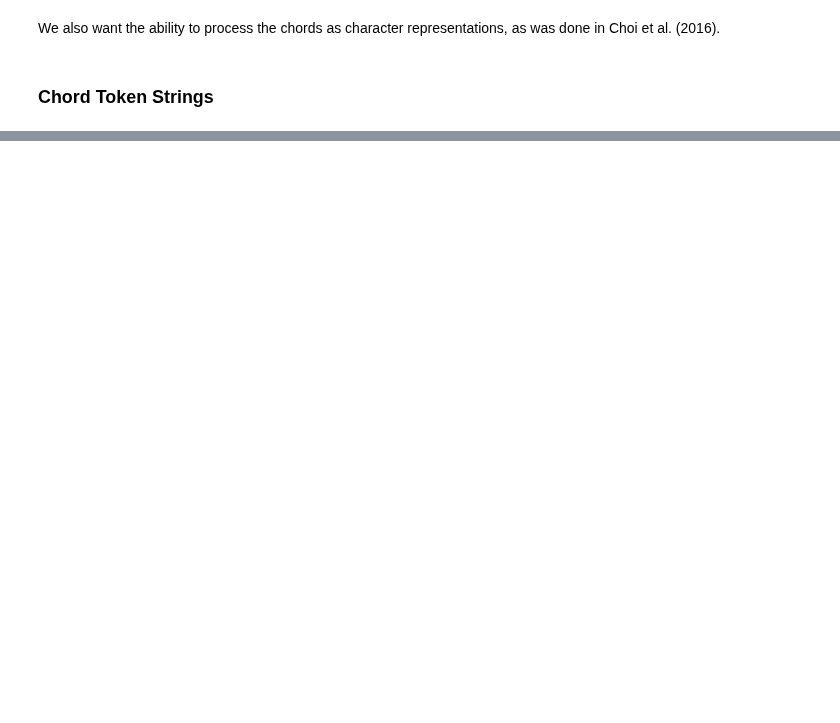
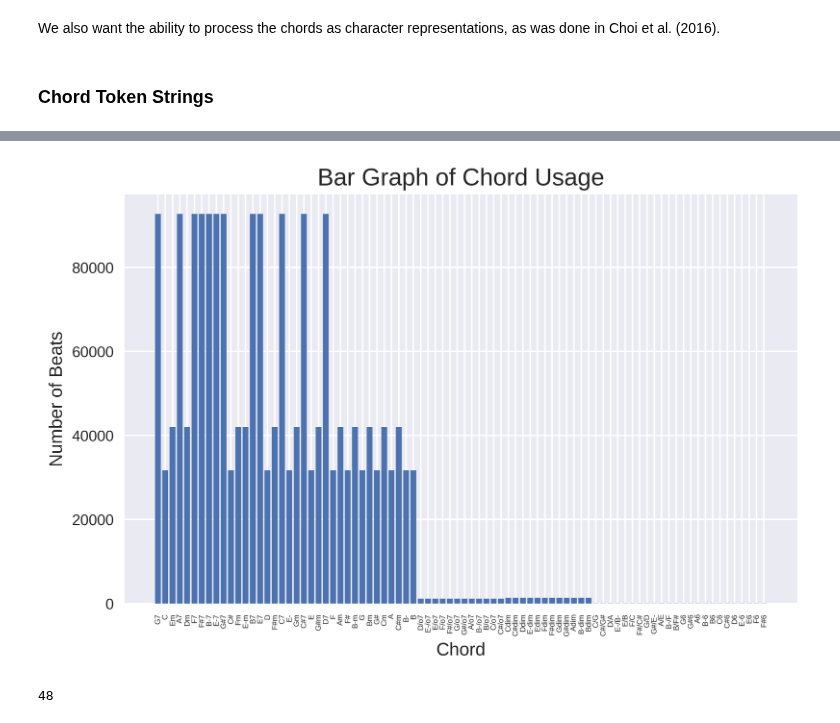
Before and after one commit to Benendead/DandyHacks2018_LSTMjazz, a Jupyter notebook: Research/My_Methods.ipynb, the cells around one changed output, grey strips where cells are left out. Drawn from its saved outputs; the diff is of its cells as text; code cells hidden in the pictures; blank space fills up the shorter version.

```diff
--- a/Research/My_Methods.ipynb
+++ b/Research/My_Methods.ipynb
@@ -523,0 +513,25 @@ chordTokens[0].head(10)
+# %%
+def countTokenUse(tokenDF, chordFreq):
+  """
+  Returns an array where each row corresponds to each chord of the row's index.
+  The values in each row indicate the number of beats the given chord was used during this song.
+  """
+  rows = tokenDF.shape[0]
+
+  for r in range(0,rows):
+    token = tokenDF.iloc[r,0]
+    index = findChordIndex(token)
+    chordFreq[index] = chordFreq[index] + 1
+
+  return chordFreq
+# %%
+chordFrequency = [0] * len(uniqueChords)
+
+start = time.process_time()
+for i in range(len(chordTokens)):
+  currDF = chordTokens[i]
+  chordFrequency = countTokenUse(currDF, chordFrequency)
+
+  if (i == 0 or i % 50 == 49):
+    elapsed = "{0:.2f}".format(time.process_time() - start)
+    print("Counting chords in song", (i+1), "(" + elapsed + " seconds elapsed)")
@@ -523,0 +552,22 @@ chordTokens[0].head(10)
+# %%
+# Let's look at the frequency of the chords used in the songs.
+
+x = range(len(uniqueChords))
+labels = uniqueChords[0].values.tolist()
+
+fig, ax = plt.subplots()
+fig.set_size_inches(8, 5)
+fig.set_dpi(300)
+
+plt.title("Bar Graph of Chord Usage", fontsize = 16)
+plt.xlabel("Chord", fontsize = 12)
+plt.ylabel("Number of Beats", fontsize = 12)
+plt.xticks(x, labels, fontsize = 5, rotation = "vertical")
+
+bar = ax.bar(x, chordFrequency)
+# %% [output]
+[figure, added]
+# %%
+chordFrequency[-1]
+# %% [output]
+48
```
Also changed, not shown: parts of 25 cells of this notebook.
